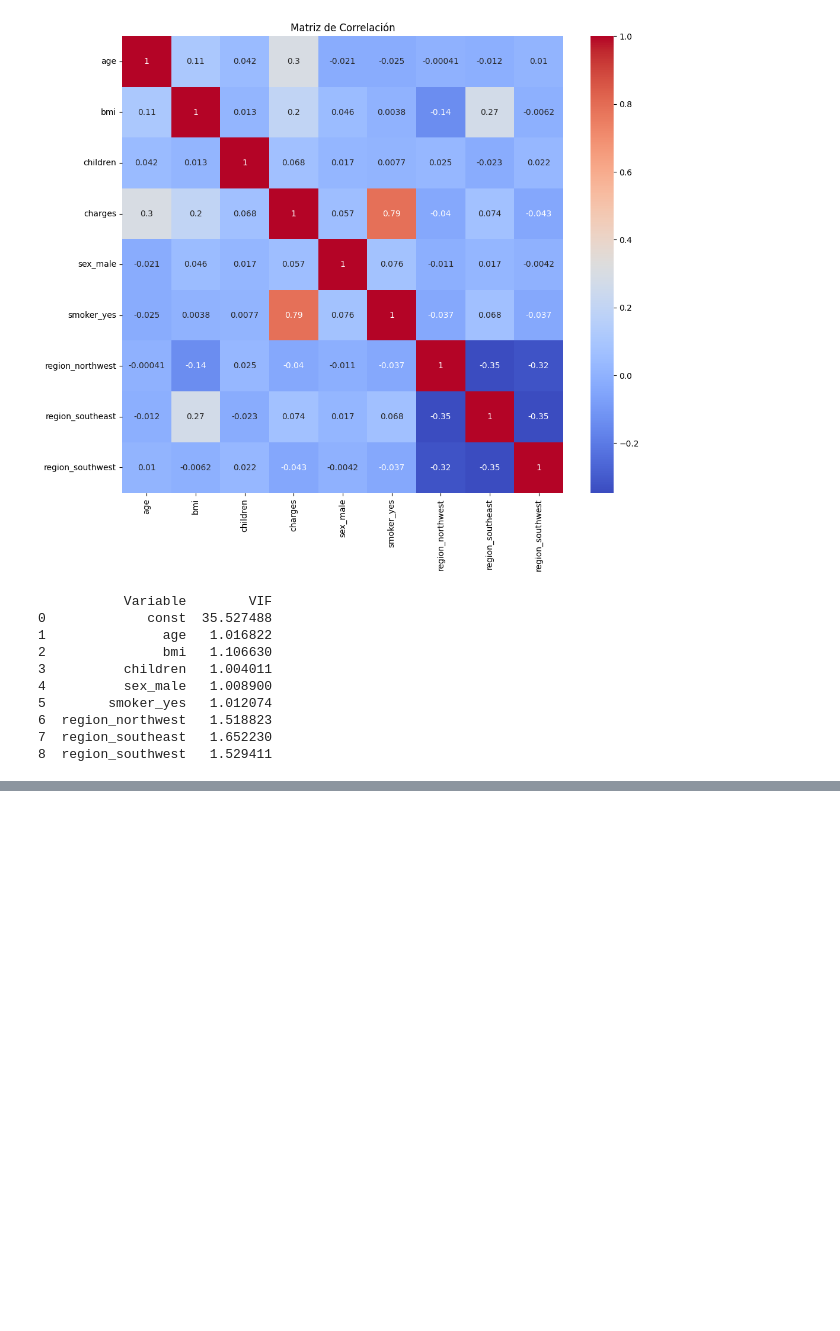
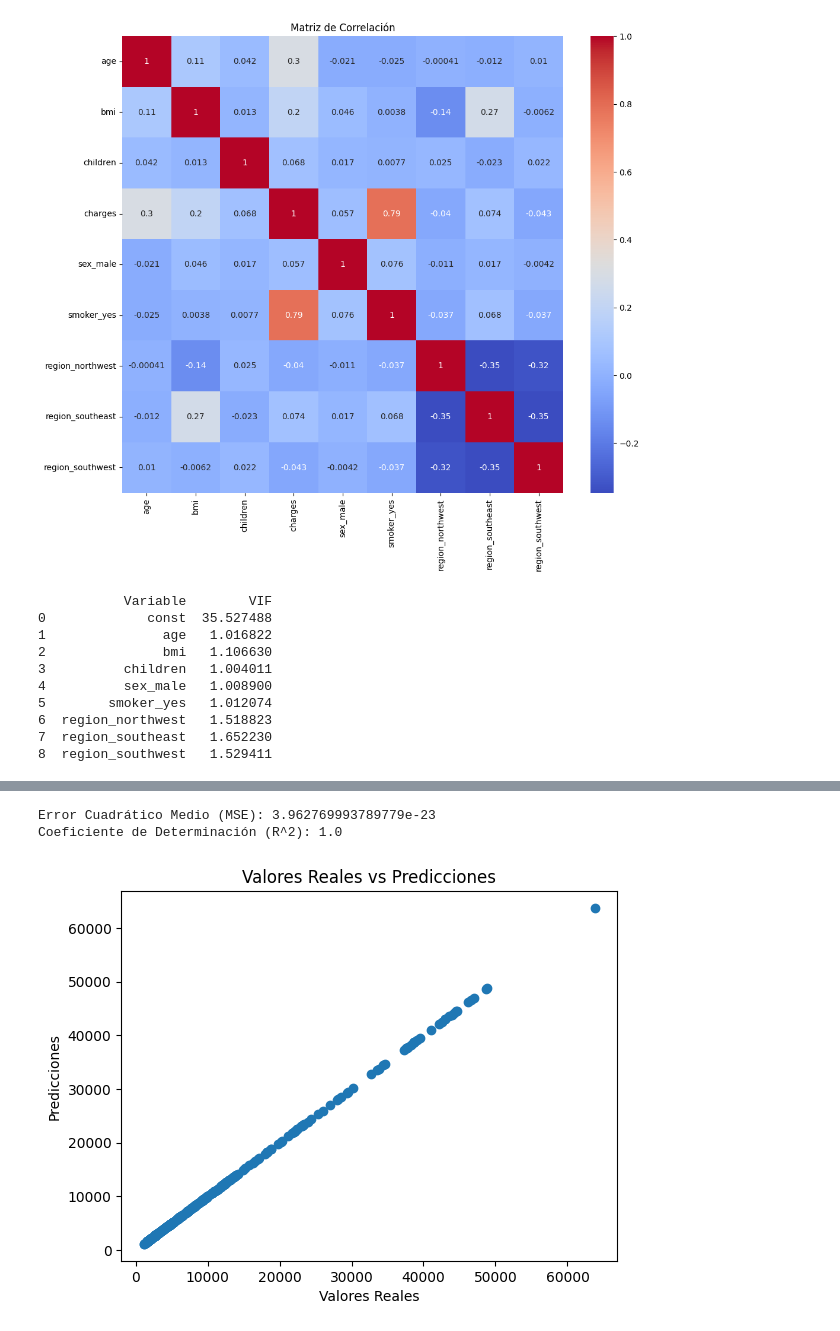
Before and after one commit to Gaova777/DataSciencePractice, a Jupyter notebook: LabExerciseClass/Lab1-Regresion.ipynb, the cells around one changed output, grey strips where cells are left out. Cells and saved outputs as stored; diff of their text form; code cells hidden in the pictures; blank space fills up the shorter version.

Commit message:
FinishedChapterOfLinearRegression

```diff
--- a/LabExerciseClass/Lab1-Regresion.ipynb
+++ b/LabExerciseClass/Lab1-Regresion.ipynb
@@ -500,0 +558,37 @@ Error:
+# %%
+# Dividir los datos en conjuntos de entrenamiento y prueba
+from sklearn.model_selection import train_test_split
+
+X = df_encoded.drop([ 'children', 'age','smoker_yes'], axis=1)
+y = df_encoded['charges']
+
+X_train, X_test, y_train, y_test = train_test_split(X, y, test_size=0.2, random_state=42)
+
+# Ajustar el modelo final con sklearn
+from sklearn.linear_model import LinearRegression
+
+regressor = LinearRegression()
+regressor.fit(X_train, y_train)
+
+# Realizar predicciones
+y_pred = regressor.predict(X_test)
+
+# Evaluar el modelo
+from sklearn.metrics import mean_squared_error, r2_score
+
+mse = mean_squared_error(y_test, y_pred)
+r2 = r2_score(y_test, y_pred)
+
+print(f"Error Cuadrático Medio (MSE): {mse}")
+print(f"Coeficiente de Determinación (R^2): {r2}")
+
+# Comparar valores reales vs predichos
+plt.scatter(y_test, y_pred)
+plt.xlabel('Valores Reales')
+plt.ylabel('Predicciones')
+plt.title('Valores Reales vs Predicciones')
+plt.show()
+# %% [output]
+Error Cuadrático Medio (MSE): 3.962769993789779e-23
+Coeficiente de Determinación (R^2): 1.0
+[figure, added]
```
Also changed, not shown: parts of 5 cells of this notebook.
